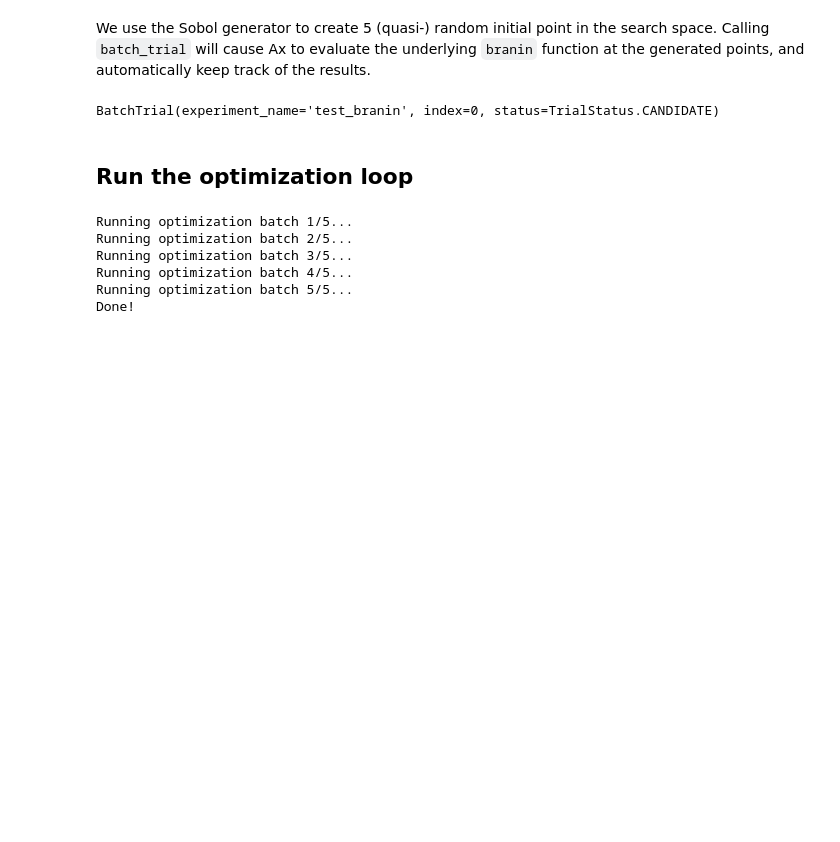
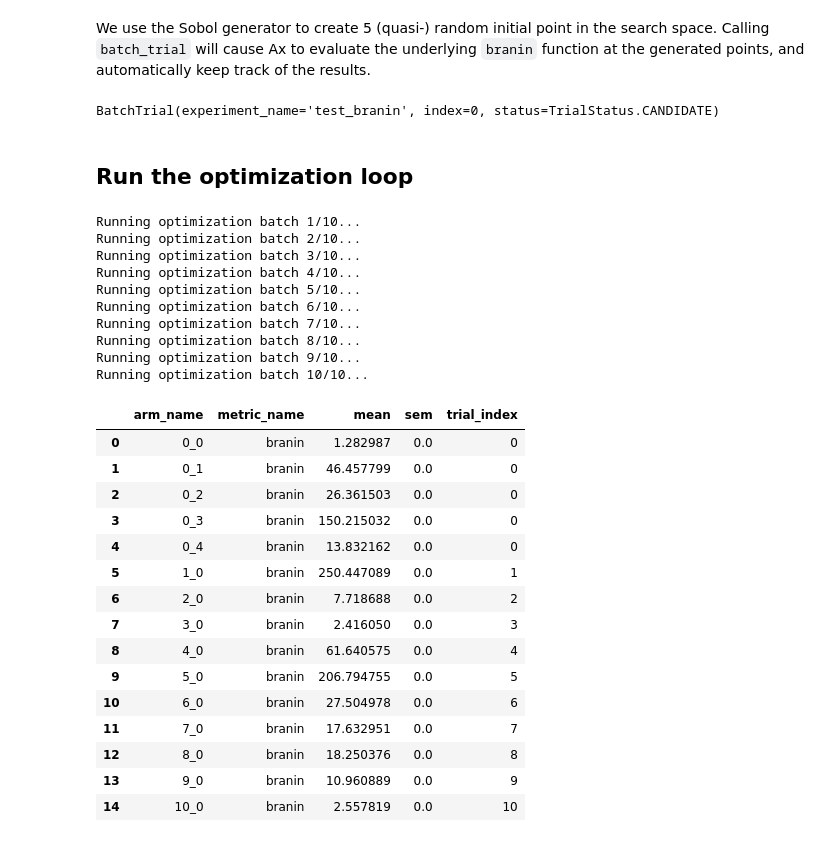
Before and after one commit to Utkarshp1/Bayesian_Optimisation, a Jupyter notebook: Custom_BO_loop_with_BoTorch_and_Ax.ipynb, the cells around one changed output. Drawn from its saved outputs; the diff is of its cells as text; code cells hidden in the pictures; blank space fills up the shorter version.

```diff
--- a/Custom_BO_loop_with_BoTorch_and_Ax.ipynb
+++ b/Custom_BO_loop_with_BoTorch_and_Ax.ipynb
@@ -146,8 +150,8 @@ BatchTrial(experiment_name='test_branin', index=0, status=TrialStatus.CANDIDATE)
 # %%
 from ax.modelbridge.factory import get_botorch
 
-for i in range(5):
-    print(f"Running optimization batch {i+1}/5...")
+for i in range(10):
+    print(f"Running optimization batch {i+1}/10...")
     model = get_botorch(
         experiment=exp,
         data=exp.eval(),
@@ -155,12 +159,34 @@ for i in range(5):
         model_constructor=_get_and_fit_simple_custom_gp,
     )
     batch = exp.new_trial(generator_run=model.gen(1))
-
-print("Done!")
 # %% [output]
-Running optimization batch 1/5...
-Running optimization batch 2/5...
-Running optimization batch 3/5...
-Running optimization batch 4/5...
-Running optimization batch 5/5...
-Done!
+Running optimization batch 1/10...
+Running optimization batch 2/10...
+Running optimization batch 3/10...
+Running optimization batch 4/10...
+Running optimization batch 5/10...
+Running optimization batch 6/10...
+Running optimization batch 7/10...
+Running optimization batch 8/10...
+Running optimization batch 9/10...
+Running optimization batch 10/10...
+# %%
+data = exp.fetch_data()
+data.df
+# %% [output]
+|  | arm_name | metric_name | mean | sem | trial_index |
+| 0 | 0_0 | branin | 1.282987 | 0.0 | 0 |
+| 1 | 0_1 | branin | 46.457799 | 0.0 | 0 |
+| 2 | 0_2 | branin | 26.361503 | 0.0 | 0 |
+| 3 | 0_3 | branin | 150.215032 | 0.0 | 0 |
+| 4 | 0_4 | branin | 13.832162 | 0.0 | 0 |
+| 5 | 1_0 | branin | 250.447089 | 0.0 | 1 |
+| 6 | 2_0 | branin | 7.718688 | 0.0 | 2 |
+| 7 | 3_0 | branin | 2.416050 | 0.0 | 3 |
+| 8 | 4_0 | branin | 61.640575 | 0.0 | 4 |
+| 9 | 5_0 | branin | 206.794755 | 0.0 | 5 |
+| 10 | 6_0 | branin | 27.504978 | 0.0 | 6 |
+| 11 | 7_0 | branin | 17.632951 | 0.0 | 7 |
+| 12 | 8_0 | branin | 18.250376 | 0.0 | 8 |
+| 13 | 9_0 | branin | 10.960889 | 0.0 | 9 |
+| 14 | 10_0 | branin | 2.557819 | 0.0 | 10 |
```
Also changed, not shown: parts of 18 cells of this notebook.
